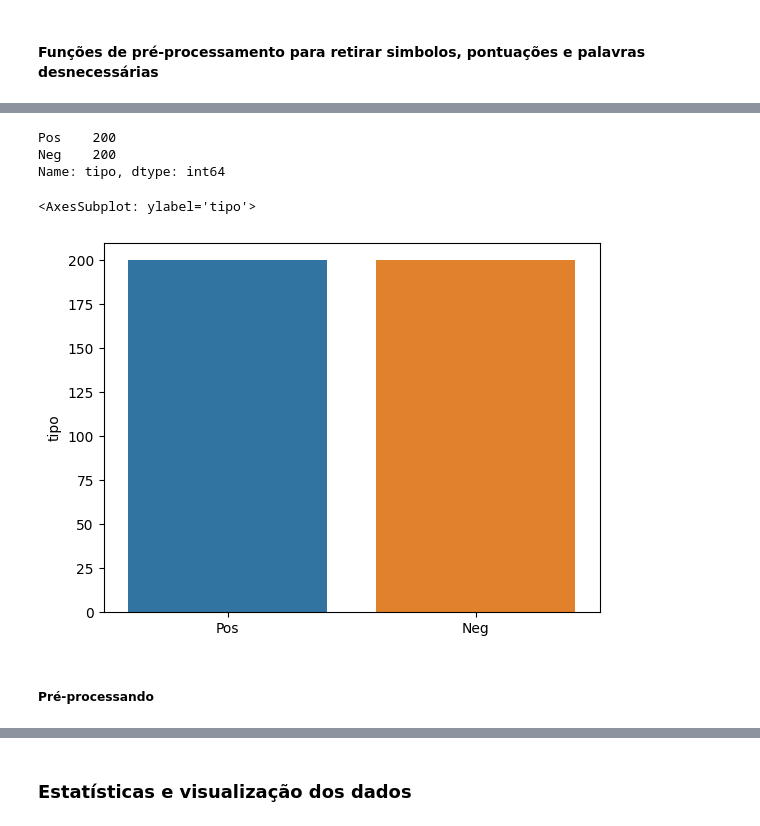
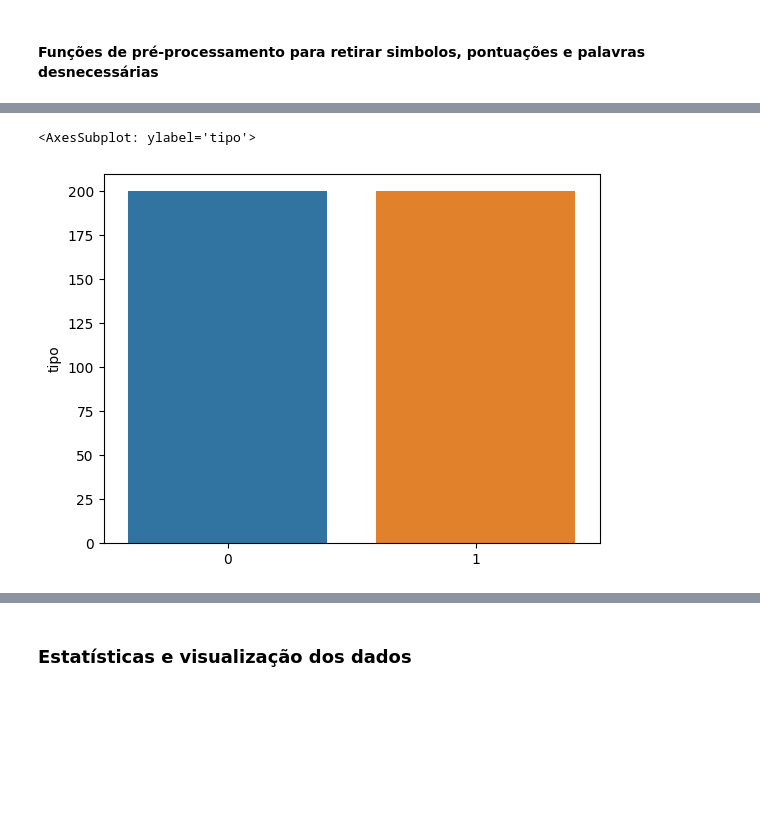
Before and after one commit to FabiadS/Trabalho-Topicos, a Jupyter notebook: trabalho.ipynb, the cells around one changed output, grey strips where cells are left out. Cells and saved outputs as stored; diff of their text form; code cells hidden in the pictures; blank space fills up the shorter version.

```diff
--- a/trabalho.ipynb
+++ b/trabalho.ipynb
@@ -73,6 +89,7 @@ from sklearn import preprocessing
 le = preprocessing.LabelEncoder()
 
 df_train['tipo']=le.fit_transform(df_train.tipo)
+df_test['tipo']=le.fit_transform(df_test.tipo)
 df_train.head()
 # %% [output]
 |  | tipo | critica |
@@ -175,4 +153,10 @@ def final_preprocess(string):
+# %%
+#funcao para remover stopwords
+def remove_stopwords(text):
+    pattern = re.compile(r'\b(' + r'|'.join(stopwords.words('english')) + r')\b\s*')
+    text = pattern.sub('', text)
+    return text
 # %%
-df_train['clean_text'] = df_train['critica'].apply(lambda x: final_preprocess(x))
+df_train['clean_text'] = df_train['critica'].apply(remove_stopwords)
+df_test['clean_text'] = df_test['critica'].apply(remove_stopwords)
 df_train.head()
-df_train['clean_text'].to_csv("final")
@@ -198,0 +170,7 @@ dtype: int64
+# %%
+# Convertendo o texto para vetores numéricos
+vectorizer = CountVectorizer(token_pattern=r'\b\w+\b')
+train_matrix = vectorizer.fit_transform(df_train['clean_text'])
+test_matrix = vectorizer.transform(df_test['clean_text'])
+
+print(test_matrix)
@@ -199,12 +207,9 @@ dtype: int64
 # %%
-tipo_count = df_test['tipo'].value_counts()
-print(tipo_count)
-sns.barplot(x=tipo_count.index, y=tipo_count)
+# Conjuntos de teste separados
+X_test = test_matrix
+y_test = df_test['tipo']
+tipo_count_test = y_test.value_counts()
+sns.barplot(x=tipo_count_test.index, y=tipo_count_test)
 # %% [output]
-Pos    200
-Neg    200
-Name: tipo, dtype: int64
+<AxesSubplot: ylabel='tipo'>
-<AxesSubplot: ylabel='tipo'>
-[figure, old version]
+[figure, new version]
-# %% [markdown]
-##### Pré-processando
```
Also changed, not shown: parts of 29 cells of this notebook.
